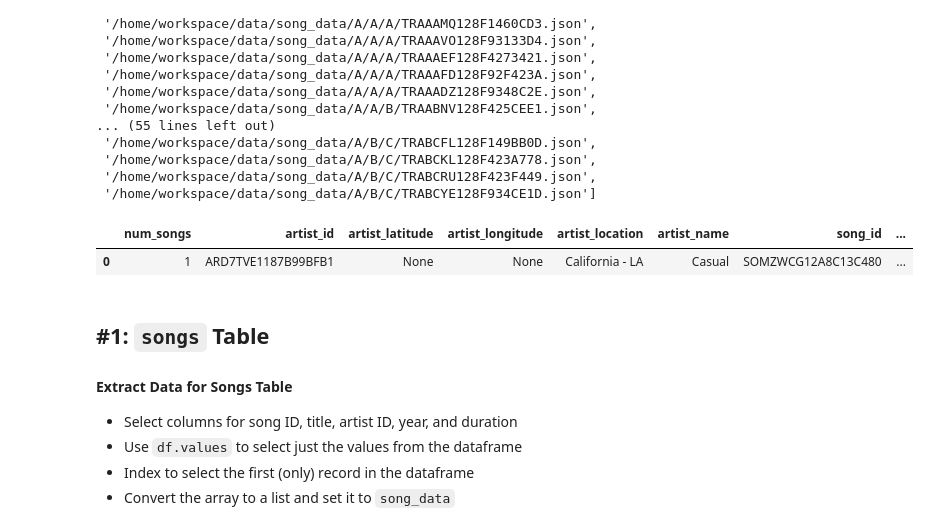
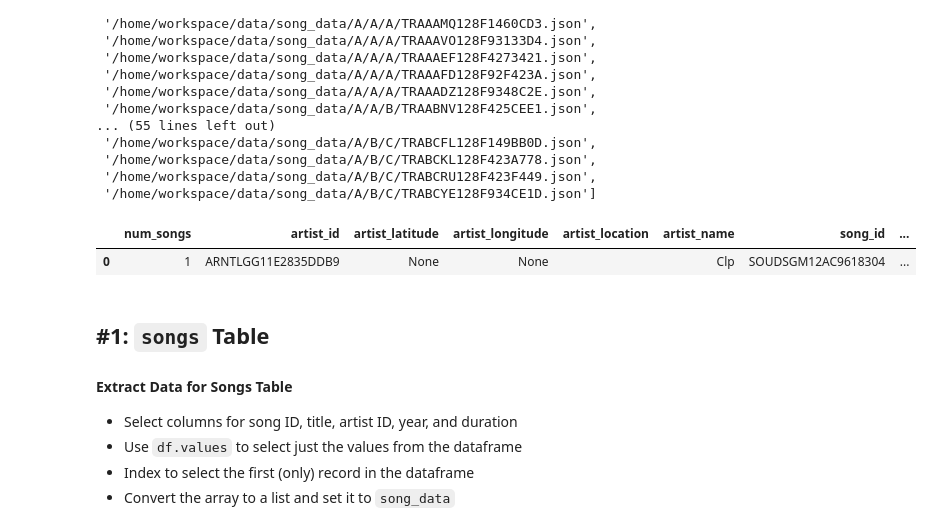
Before and after one commit to heliomar93/Data-Engineering-Project-1, a Jupyter notebook: etl.ipynb, the cells around one changed output. Saved outputs shown, nothing was run; the diff lists cells and outputs as text; code cells hidden in the pictures.

```diff
--- a/etl.ipynb
+++ b/etl.ipynb
@@ -53,11 +53,11 @@ song_files
 # %%
 filepath = song_files[0]
 # %%
-df = pd.DataFrame([pd.read_json(filepath,  typ='dictionary')])
+df = pd.read_json(filepath,  lines=True)
 df
 # %% [output]
 |  | num_songs | artist_id | artist_latitude | artist_longitude | artist_location | artist_name | song_id | ... |
-| 0 | 1 | ARD7TVE1187B99BFB1 | None | None | California - LA | Casual | SOMZWCG12A8C13C480 | ... |
+| 0 | 1 | ARNTLGG11E2835DDB9 | None | None |  | Clp | SOUDSGM12AC9618304 | ... |
 # %% [markdown]
 ## #1: `songs` Table
 #### Extract Data for Songs Table
```
Also changed, not shown: parts of 21 cells of this notebook, 3 other files.
